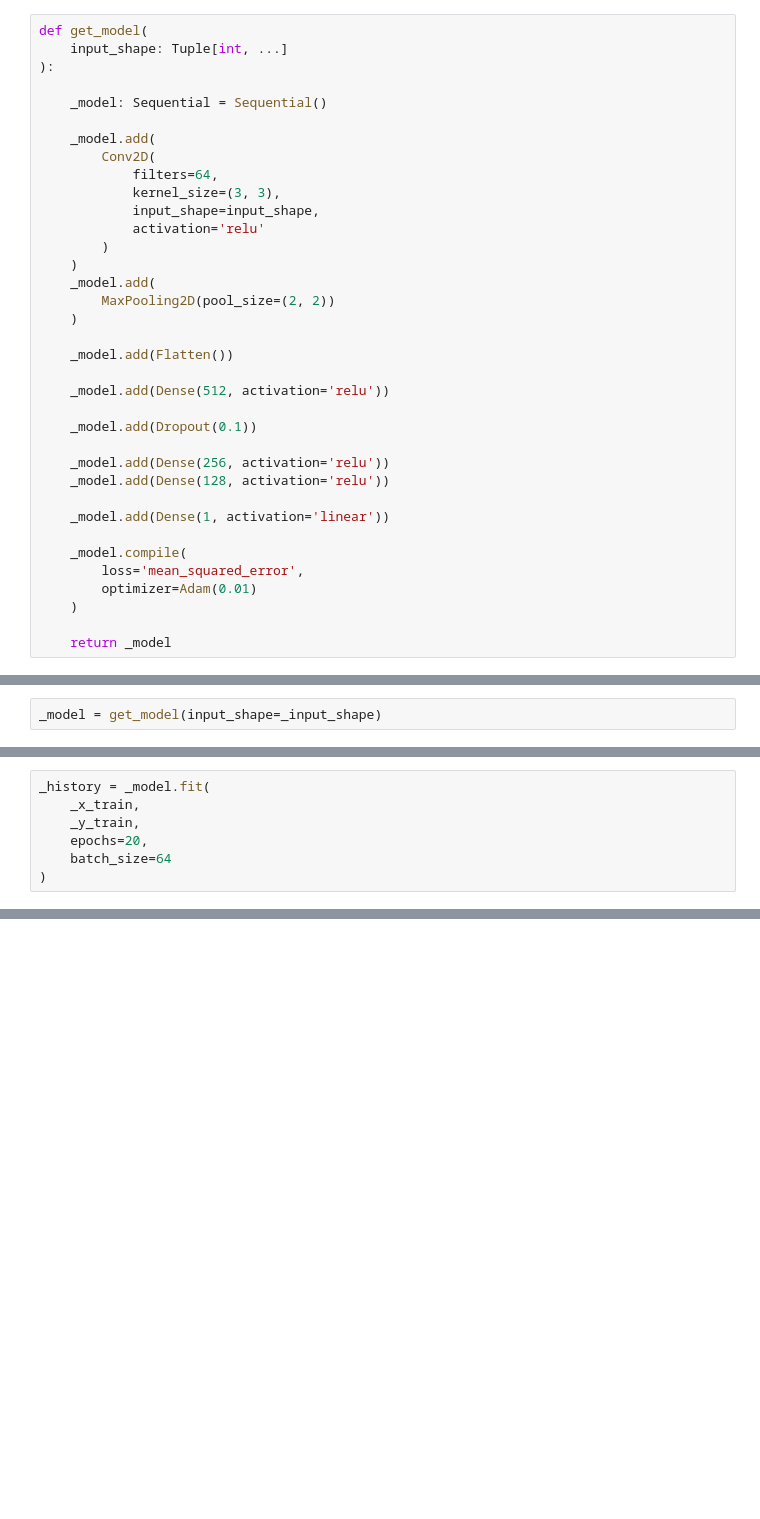
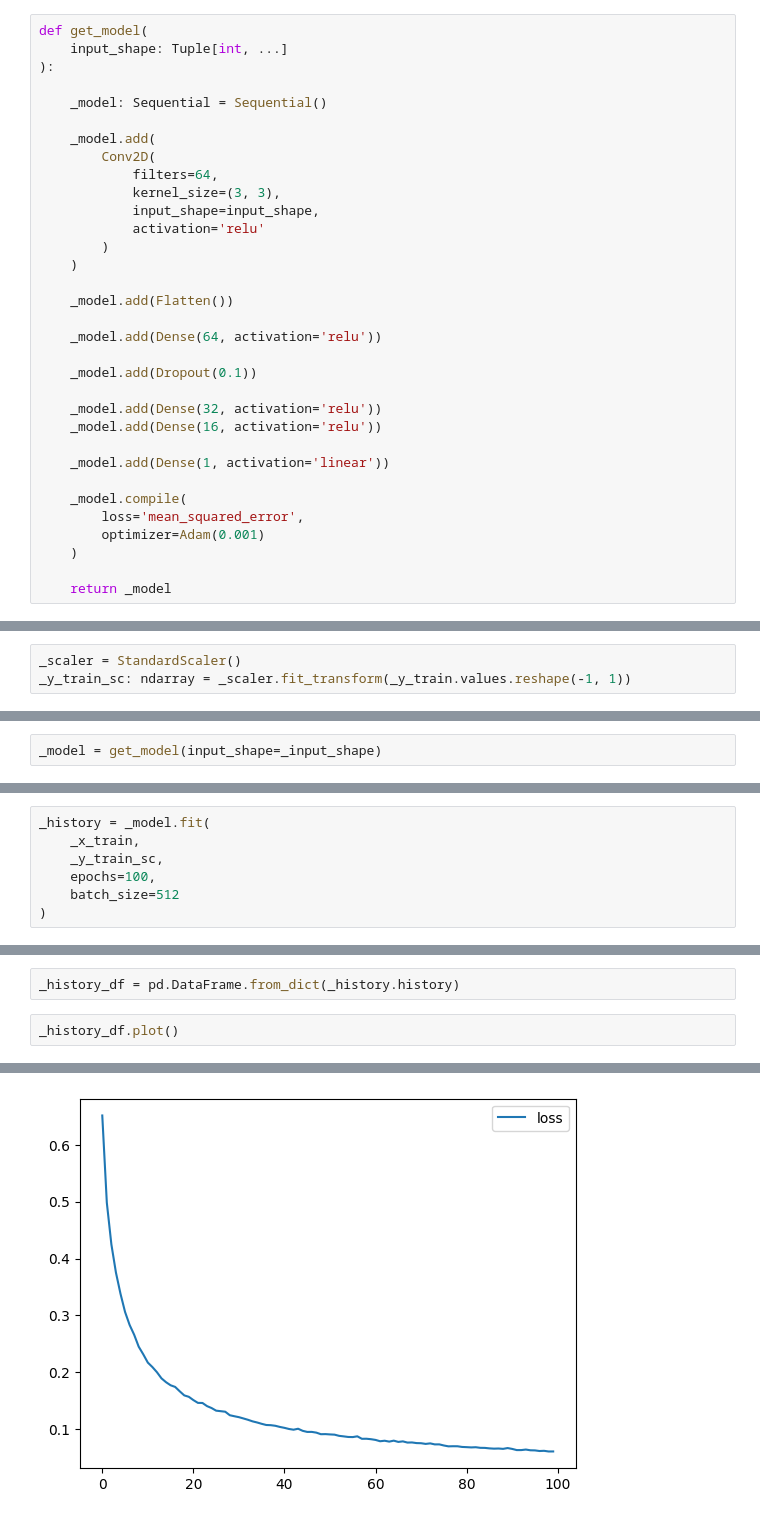
Before and after one commit to pzuvela/cross_column_qsrr, a Jupyter notebook: notebooks/05-QSRRs_Modelling-v3.ipynb, the cells around one changed output, grey strips where cells are left out. Saved outputs shown, nothing was run; the diff lists cells and outputs as text; blank space fills up the shorter version.

```diff
--- a/notebooks/05-QSRRs_Modelling-v3.ipynb
+++ b/notebooks/05-QSRRs_Modelling-v3.ipynb
@@ -39,24 +39,21 @@ def get_model(
             activation='relu'
         )
     )
-    _model.add(
-        MaxPooling2D(pool_size=(2, 2))
-    )
 
     _model.add(Flatten())
 
-    _model.add(Dense(512, activation='relu'))
+    _model.add(Dense(64, activation='relu'))
 
     _model.add(Dropout(0.1))
 
-    _model.add(Dense(256, activation='relu'))
-    _model.add(Dense(128, activation='relu'))
+    _model.add(Dense(32, activation='relu'))
+    _model.add(Dense(16, activation='relu'))
 
     _model.add(Dense(1, activation='linear'))
 
     _model.compile(
         loss='mean_squared_error',
-        optimizer=Adam(0.01)
+        optimizer=Adam(0.001)
     )
 
     return _model
@@ -146,6 +127,9 @@ _input_shape = (max_length, vocabulary_size, 1)
 display(_input_shape)
 # %% [output]
 (90, 54, 1)
+# %%
+_scaler = StandardScaler()
+_y_train_sc: ndarray = _scaler.fit_transform(_y_train.values.reshape(-1, 1))
 # %% [markdown]
 # Get & Train Model
 # %%
@@ -175,8 +159,8 @@ _________________________________________________________________
 # %%
 _history = _model.fit(
     _x_train,
-    _y_train,
-    epochs=20,
-    batch_size=64
+    _y_train_sc,
+    epochs=100,
+    batch_size=512
 )
 # %% [output]
@@ -199,0 +184,5 @@ Epoch 20/20
+# %%
+_history_df = pd.DataFrame.from_dict(_history.history)
+# %%
+_history_df.plot()
+# %% [output]
@@ -199,0 +190 @@ Epoch 20/20
+[figure, added]
```
Also changed, not shown: parts of 11 cells of this notebook, 2 other files.
